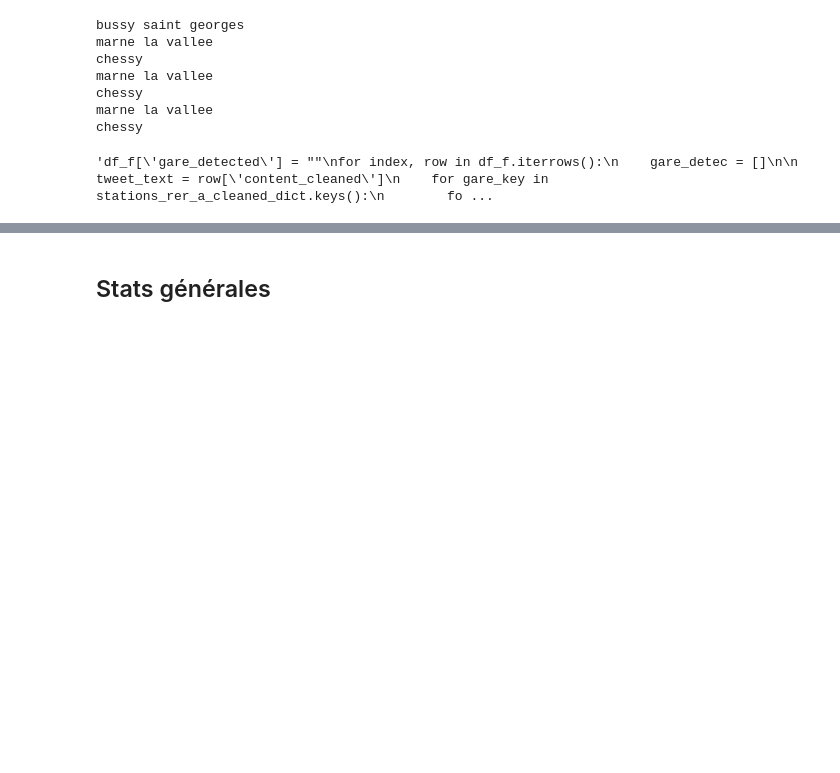
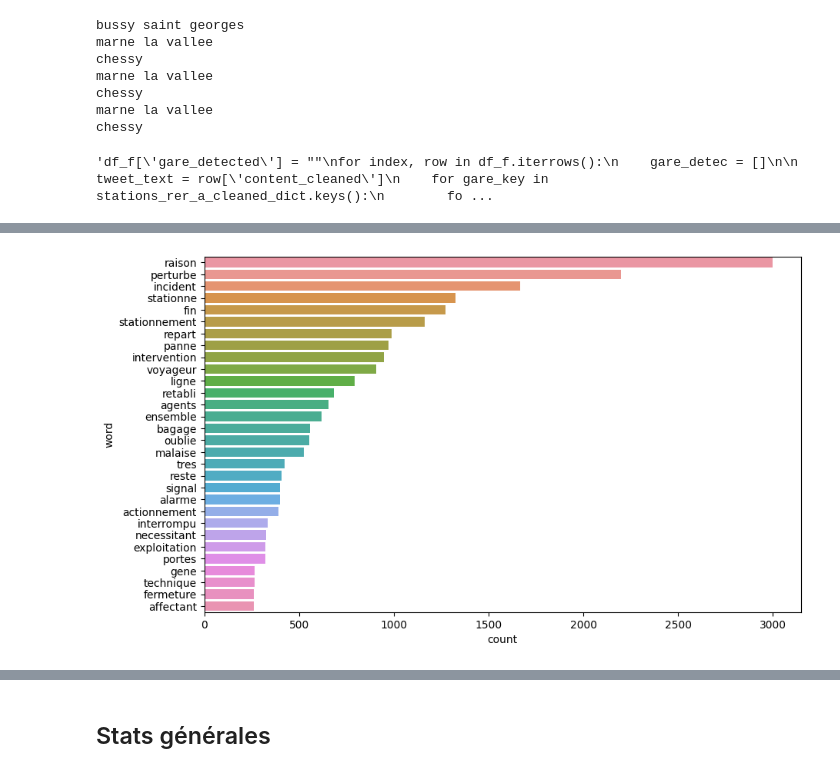
Before and after one commit to Gabe-MGNT/RERA_WRAPPED_2024, a Jupyter notebook: analyze_data/analyze.ipynb, the cells around one changed output, grey strips where cells are left out. Saved outputs shown, nothing was run; the diff lists cells and outputs as text; code cells hidden in the pictures; blank space fills up the shorter version.

```diff
--- a/analyze_data/analyze.ipynb
+++ b/analyze_data/analyze.ipynb
@@ -445,0 +497,13 @@ array([[" Le trafic est perturbé de Poissy vers Nanterre - Préfecture , en rai
+# %%
+import matplotlib.cm as cm
+import numpy as np
+
+words, counts_words = zip(*word_counter.most_common(30))
+words = [' '.join(word) for word in words]
+
+df_words = pd.DataFrame({'word': words, 'count': counts_words})
+
+plt.figure(figsize=(10, 6))
+sns.barplot(x='count', y='word', data=df_words);
+# %% [output]
+[figure, added]
```
Also changed, not shown: parts of 164 cells of this notebook, 9 other files.
